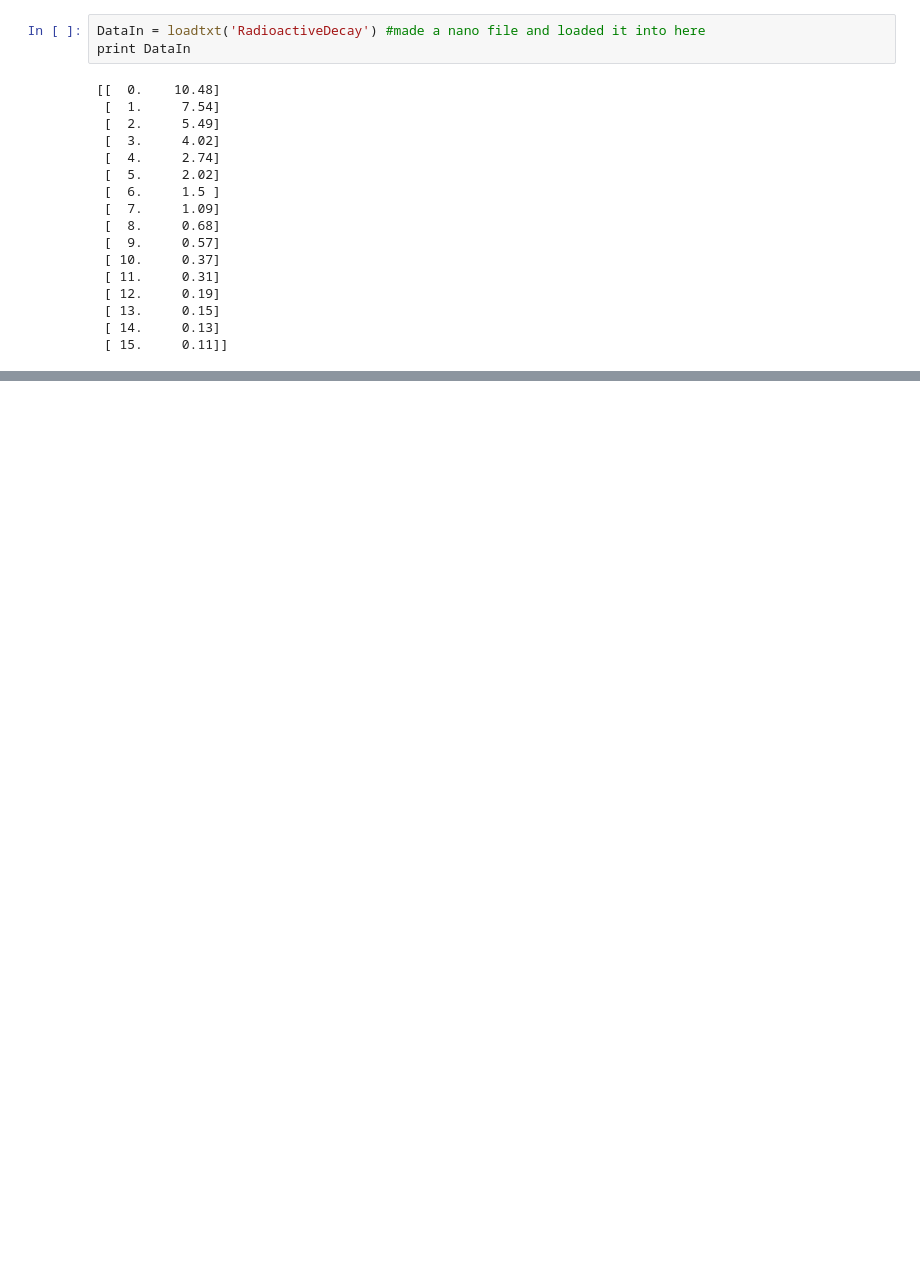
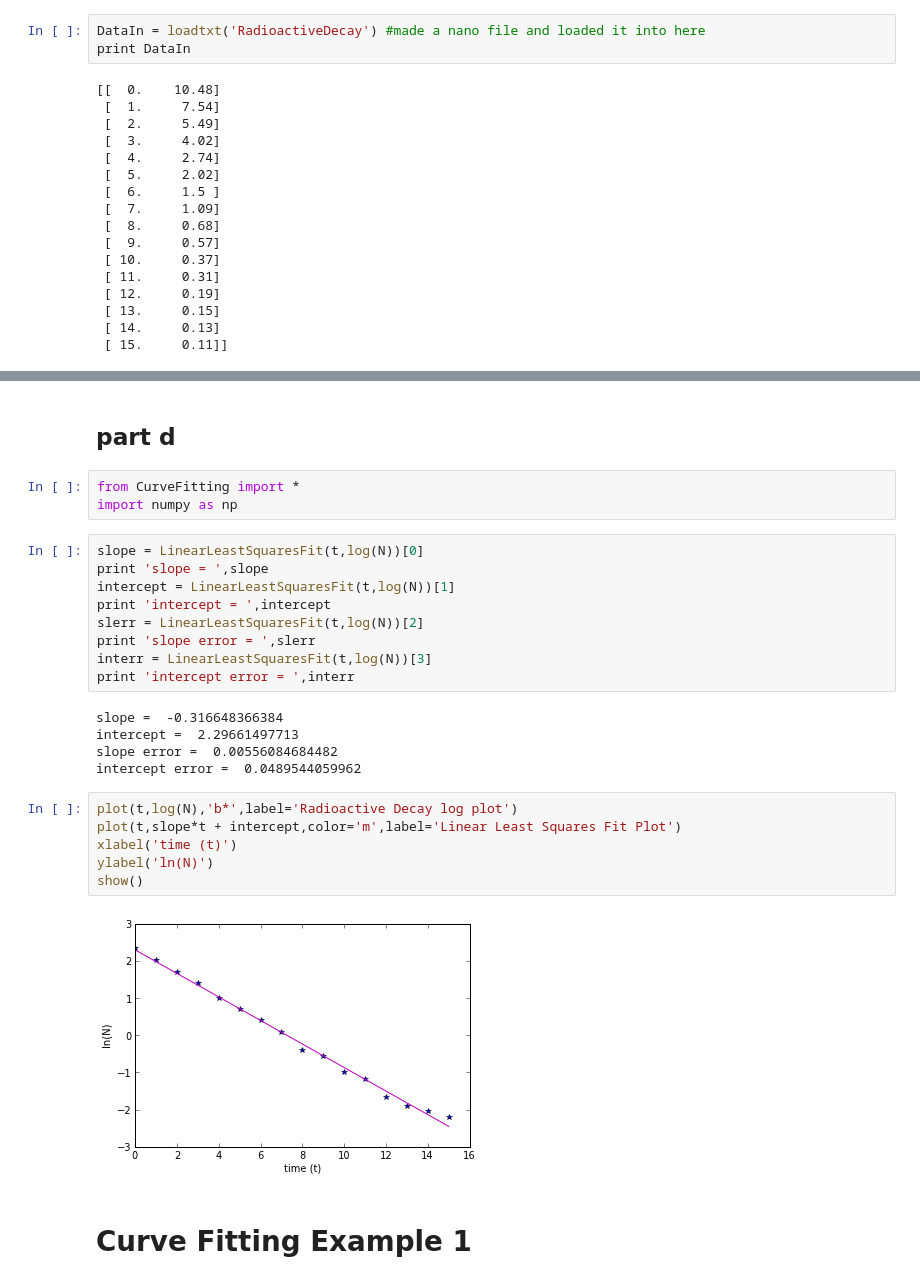
Before and after one commit to jruncoPHYS202/PHYS202-S13, a Jupyter notebook: week10/LinearRegression.ipynb, the cells around one changed output, grey strips where cells are left out. Drawn from its saved outputs; the diff is of its cells as text; blank space fills up the shorter version.

```diff
--- a/week10/LinearRegression.ipynb
+++ b/week10/LinearRegression.ipynb
@@ -35,0 +51,31 @@ show()
+# %% [markdown]
+part d
+-
+# %%
+from CurveFitting import *
+import numpy as np
+# %%
+slope = LinearLeastSquaresFit(t,log(N))[0]
+print 'slope = ',slope
+intercept = LinearLeastSquaresFit(t,log(N))[1]
+print 'intercept = ',intercept
+slerr = LinearLeastSquaresFit(t,log(N))[2]
+print 'slope error = ',slerr
+interr = LinearLeastSquaresFit(t,log(N))[3]
+print 'intercept error = ',interr
+# %% [output]
+slope =  -0.316648366384
+intercept =  2.29661497713
+slope error =  0.00556084684482
+intercept error =  0.0489544059962
+# %%
+plot(t,log(N),'b*',label='Radioactive Decay log plot')
+plot(t,slope*t + intercept,color='m',label='Linear Least Squares Fit Plot')
+xlabel('time (t)')
+ylabel('ln(N)')
+show()
+# %% [output]
+[figure, added]
+# %% [markdown]
+Curve Fitting Example 1
+=
```
Also changed, not shown: parts of 29 cells of this notebook, 3 other files.
